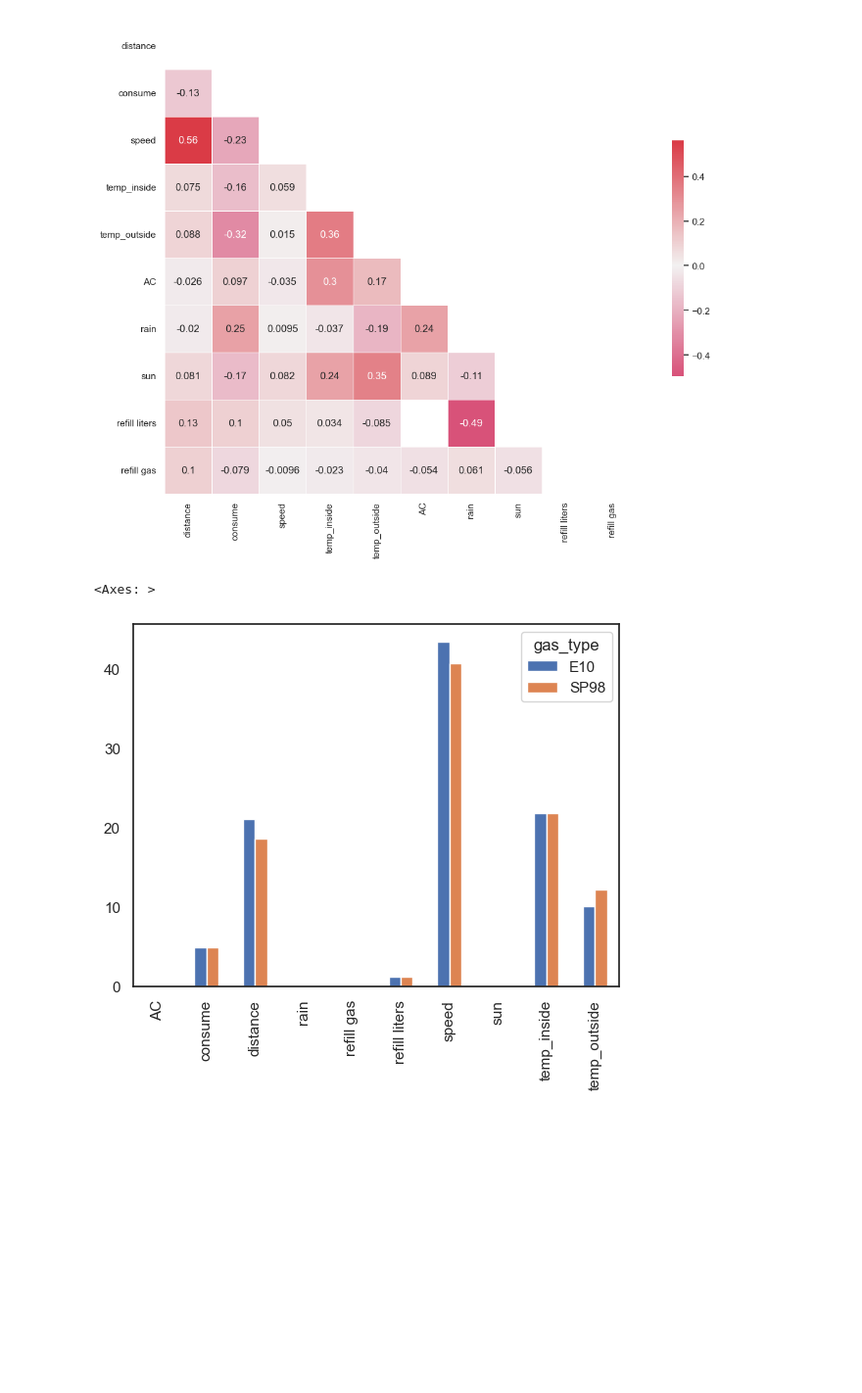
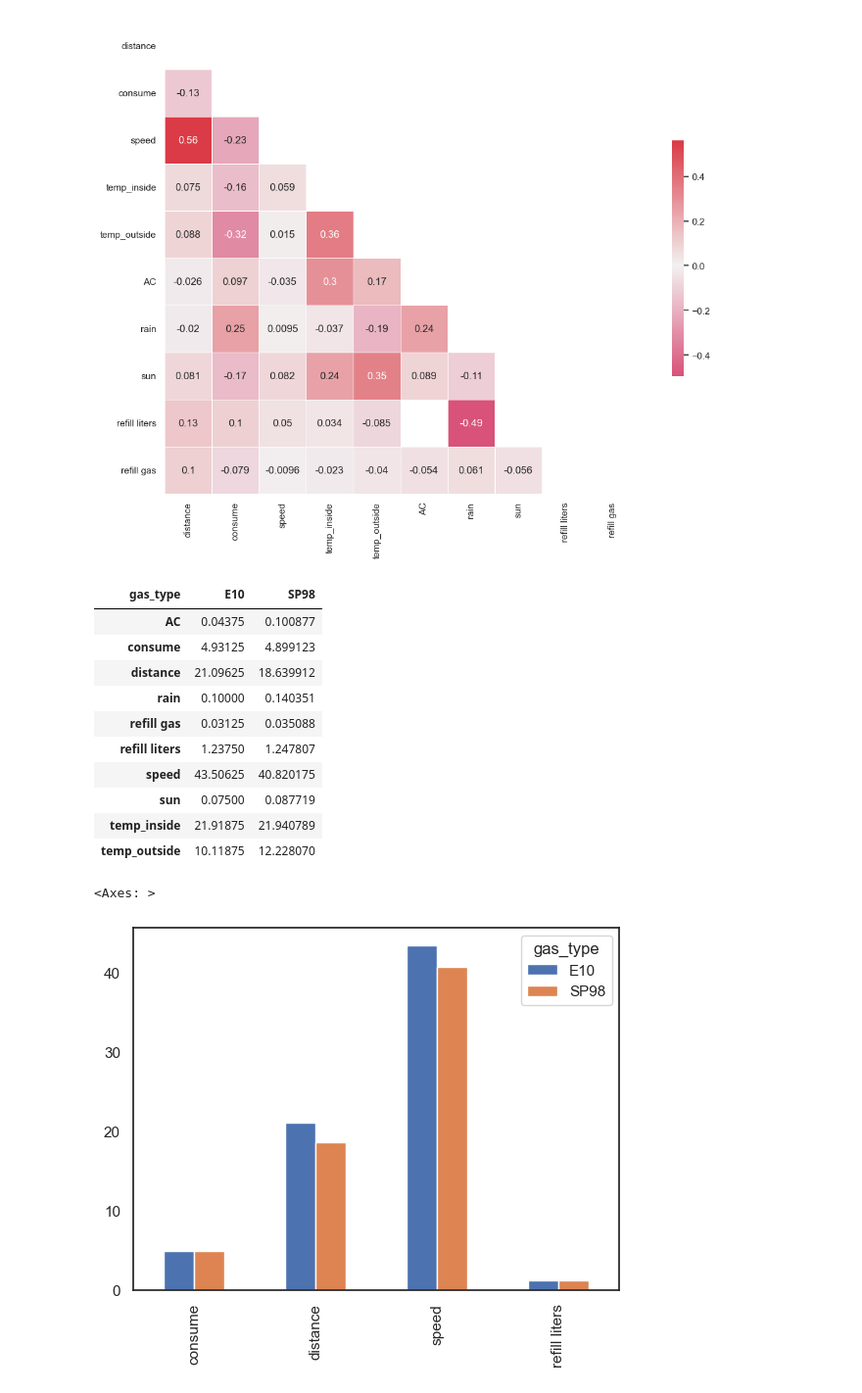
Before and after one commit to nicovilla23/technical_challenge_DA, a Jupyter notebook: Untitled.ipynb, the cells around one changed output. Shown at 98% size. Saved outputs shown, nothing was run; the diff lists cells and outputs as text; code cells hidden in the pictures; blank space fills up the shorter version.

```diff
--- a/Untitled.ipynb
+++ b/Untitled.ipynb
@@ -244,7 +244,22 @@ sns.heatmap(df.corr(),
 # %% [output]
 [figure]
 # %%
-pd.pivot_table(data= df , columns = 'gas_type', aggfunc = 'mean').plot(kind= 'bar')
+pivot = pd.pivot_table(data= df , columns = 'gas_type', aggfunc = 'mean')
+pivot
 # %% [output]
-<Axes: >
-[figure, removed]
+| gas_type | E10 | SP98 |
+| AC | 0.04375 | 0.100877 |
+| consume | 4.93125 | 4.899123 |
+| distance | 21.09625 | 18.639912 |
+| rain | 0.10000 | 0.140351 |
+| refill gas | 0.03125 | 0.035088 |
+| refill liters | 1.23750 | 1.247807 |
+| speed | 43.50625 | 40.820175 |
+| sun | 0.07500 | 0.087719 |
+| temp_inside | 21.91875 | 21.940789 |
+| temp_outside | 10.11875 | 12.228070 |
+# %%
+pivot.loc[['consume','distance','speed','refill liters']].plot(kind='bar')
+# %% [output]
+<Axes: >
+[figure, added]
```
Also changed, not shown: parts of 1 cell of this notebook.
